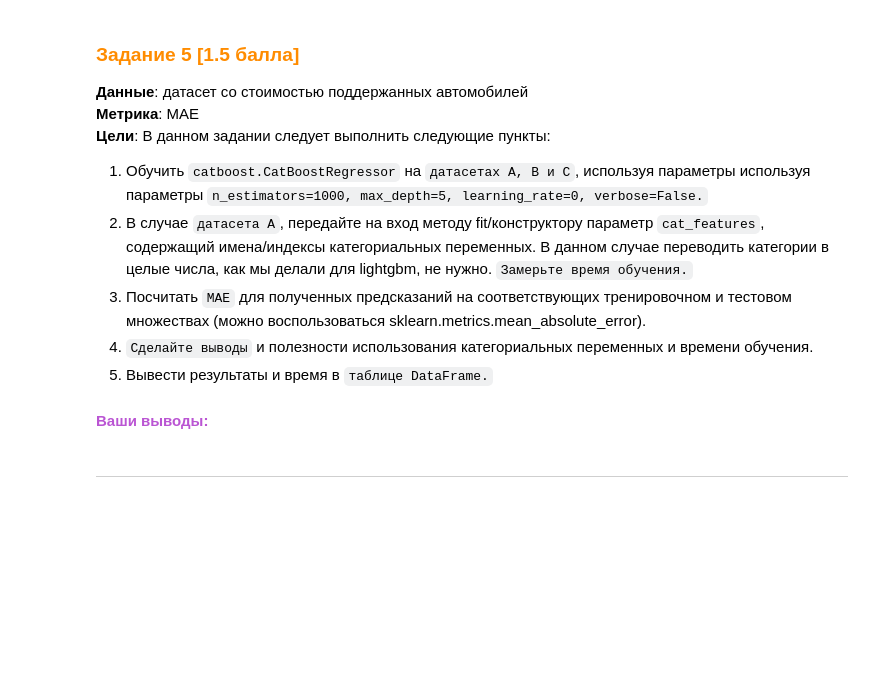
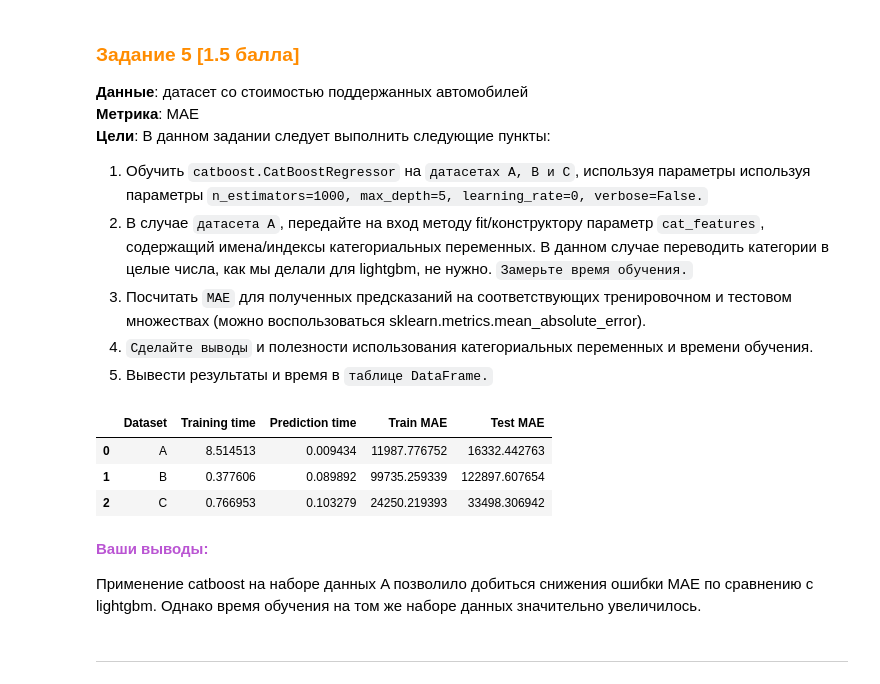
Before and after one commit to vrodealyona/ML2025, a Jupyter notebook: [Base]_Boosting_part1.ipynb, the cells around one changed output. Saved outputs shown, nothing was run; the diff lists cells and outputs as text; code cells hidden in the pictures; blank space fills up the shorter version.

```diff
--- a/[Base]_Boosting_part1.ipynb
+++ b/[Base]_Boosting_part1.ipynb
@@ -299,5 +493,64 @@ df_catboost = pd.DataFrame(columns=['Dataset', 'Training time', 'Prediction time
-# %% [markdown]
-**<font color='MediumOrchid'>Ваши выводы:</font>**
+# %%
+from IPython.display import clear_output
+
+df_catboost = pd.DataFrame(columns=['Dataset', 'Training time', 'Prediction time', 'Train MAE', 'Test MAE'])
+
+# your cute code here
+
+# clear_output() может быть полезно если catboost будет слишком болтливым и неумолкаемым (чтобы не сдавать ноутбуки с кучей ненужного кода)
+regressor_A = CatBoostRegressor(**test_parameters, verbose=False, cat_features=categorical_columns)
+start = time.time()
+regressor_A.fit(datasets['A'][0], datasets['A'][2])
+end = time.time()
+fit_time = end - start
+start = time.time()
+y_test_pred = regressor_A.predict(datasets['A'][1])
+end = time.time()
+y_train_pred = regressor_A.predict(datasets['A'][0])
+prediction_time = end - start
+data_A = pd.DataFrame({"Dataset": 'A', "Training time": fit_time, "Prediction time": prediction_time,
+                       "Train MAE": mean_absolute_error(datasets['A'][2], y_train_pred),
+                       "Test MAE": mean_absolute_error(datasets['A'][3], y_test_pred)}, index=[0])
+
+regressor_B = LGBMRegressor(**test_parameters, verbose=-1, cat_features=categorical_columns)
+start = time.time()
+regressor_B.fit(datasets['B'][0], datasets['B'][2])
+end = time.time()
+fit_time = end - start
+start = time.time()
+y_test_pred = regressor_B.predict(datasets['B'][1])
+end = time.time()
+y_train_pred = regressor_B.predict(datasets['B'][0])
+prediction_time = end - start
+data_B = pd.DataFrame({"Dataset": 'B', "Training time": fit_time, "Prediction time": prediction_time,
+                       "Train MAE": mean_absolute_error(datasets['B'][2], y_train_pred),
+                       "Test MAE": mean_absolute_error(datasets['B'][3], y_test_pred)}, index=[0])
+
+regressor_C = LGBMRegressor(**test_parameters, verbose=-1, cat_features=categorical_columns)
+start = time.time()
+regressor_C.fit(datasets['C'][0], datasets['C'][2])
+end = time.time()
+fit_time = end - start
+start = time.time()
+y_test_pred = regressor_C.predict(datasets['C'][1])
+end = time.time()
+y_train_pred = regressor_C.predict(datasets['C'][0])
+prediction_time = end - start
+data_C = pd.DataFrame({"Dataset": 'C', "Training time": fit_time, "Prediction time": prediction_time,
+                       "Train MAE": mean_absolute_error(datasets['C'][2], y_train_pred),
+                       "Test MAE": mean_absolute_error(datasets['C'][3], y_test_pred)}, index=[0])
+clear_output()
+df_catboost = pd.concat([df_catboost, data_A, data_B, data_C], ignore_index=True)
+df_catboost
+# %% [output]
+|  | Dataset | Training time | Prediction time | Train MAE | Test MAE |
+| 0 | A | 8.514513 | 0.009434 | 11987.776752 | 16332.442763 |
+| 1 | B | 0.377606 | 0.089892 | 99735.259339 | 122897.607654 |
+| 2 | C | 0.766953 | 0.103279 | 24250.219393 | 33498.306942 |
+# %% [markdown]
+**<font color='MediumOrchid'>Ваши выводы:</font>**
+
+Применение catboost на наборе данных A позволило добиться снижения ошибки MAE по сравнению с lightgbm. Однако время обучения на том же наборе данных значительно увеличилось.
 # %% [markdown]
 ----
 # %% [markdown]
```
Also changed, not shown: parts of 24 cells of this notebook.
